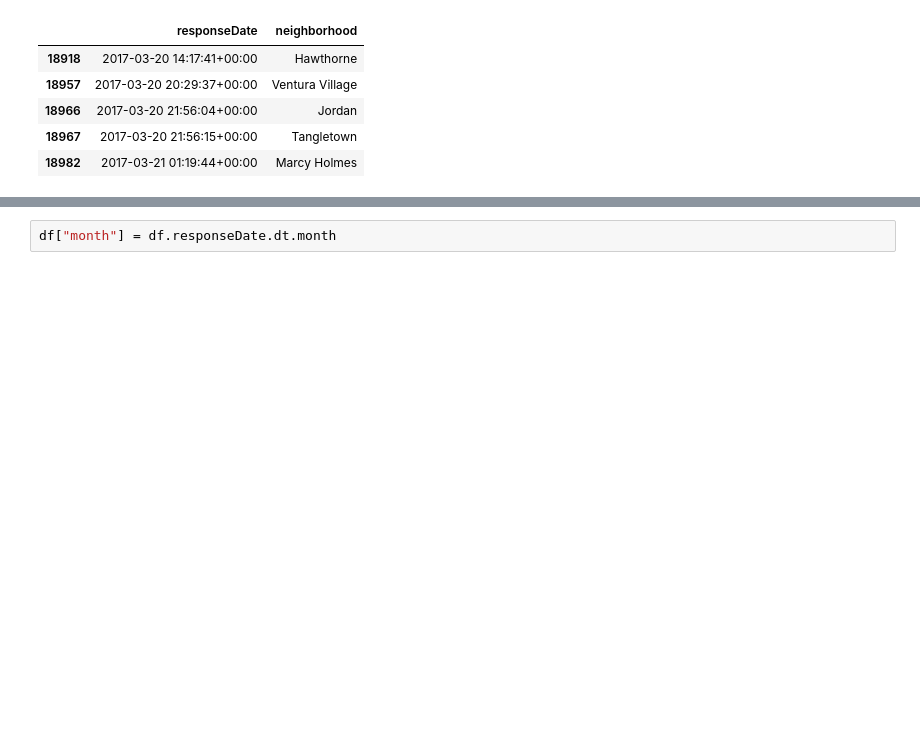
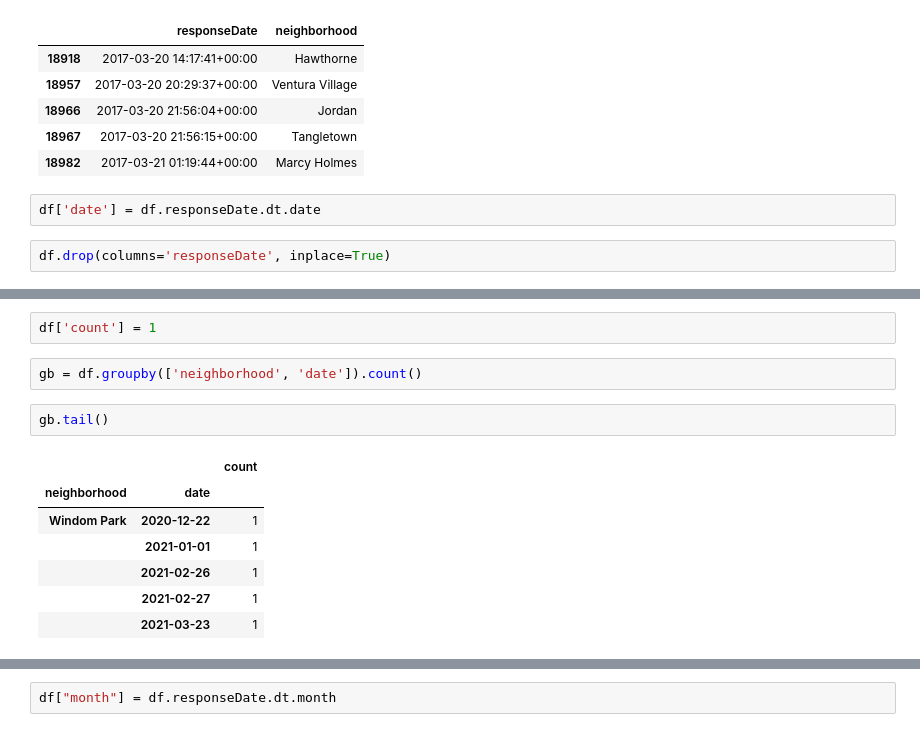
Before and after one commit to aleksod/tc-traffic-stops, a Jupyter notebook: Minneapolis.ipynb, the cells around one changed output, grey strips where cells are left out. Cells and saved outputs as stored; diff of their text form; blank space fills up the shorter version.

```diff
--- a/Minneapolis.ipynb
+++ b/Minneapolis.ipynb
@@ -69,3 +69,7 @@ df.head()
 | 18966 | 2017-03-20 21:56:04+00:00 | Jordan |
 | 18967 | 2017-03-20 21:56:15+00:00 | Tangletown |
 | 18982 | 2017-03-21 01:19:44+00:00 | Marcy Holmes |
+# %%
+df['date'] = df.responseDate.dt.date
+# %%
+df.drop(columns='responseDate', inplace=True)
@@ -71,0 +85,14 @@ df.head()
+# %%
+df['count'] = 1
+# %%
+gb = df.groupby(['neighborhood', 'date']).count()
+# %%
+gb.tail()
+# %% [output]
+|  |  | count |
+| neighborhood | date |  |
+| Windom Park | 2020-12-22 | 1 |
+|  | 2021-01-01 | 1 |
+|  | 2021-02-26 | 1 |
+|  | 2021-02-27 | 1 |
+|  | 2021-03-23 | 1 |
```
Also changed, not shown: parts of 15 cells of this notebook, 2 other files.
